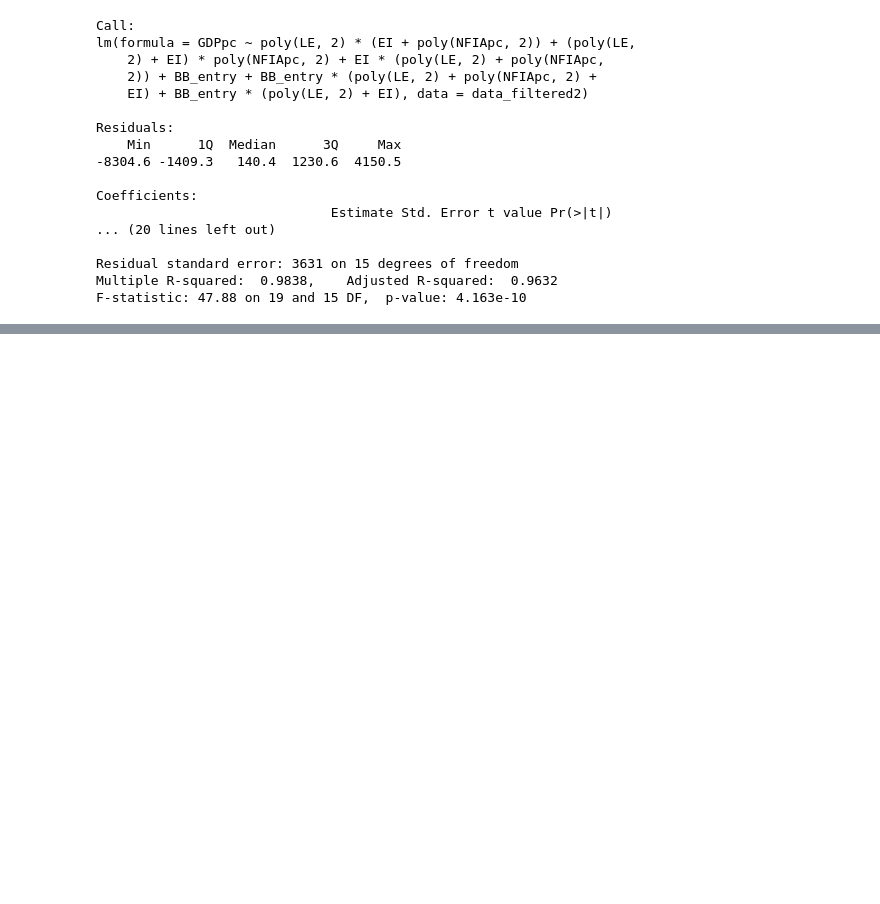
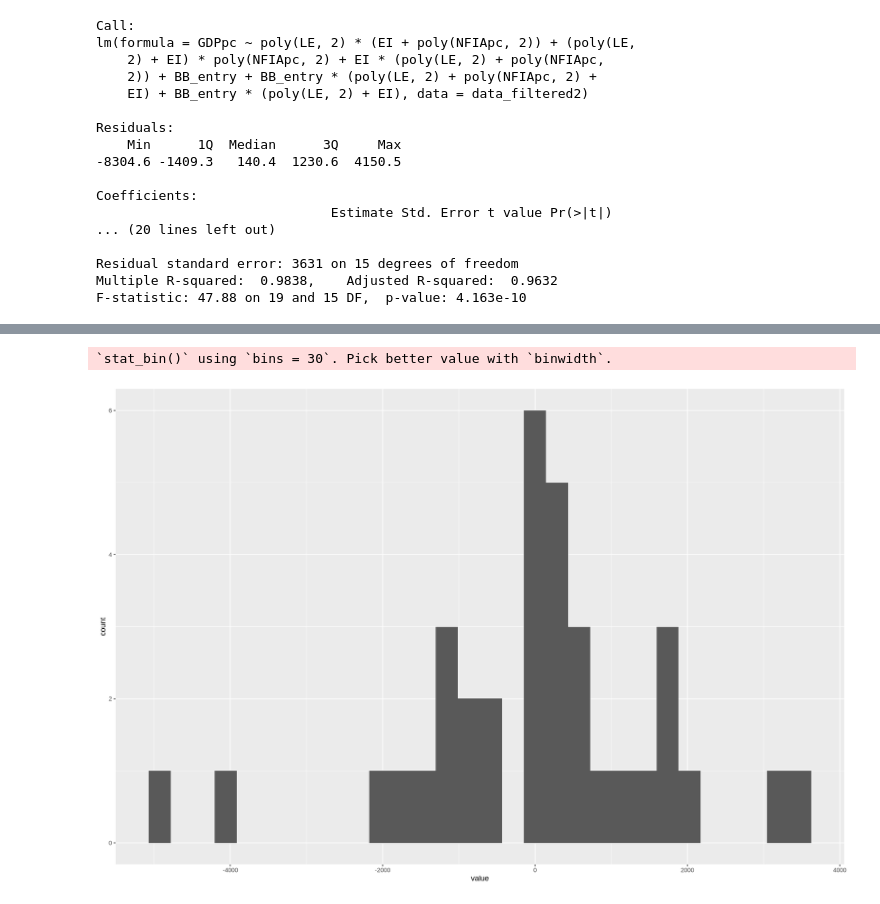
Before and after one commit to nickobard/eurostat-datasets-analysis, a Jupyter notebook: sem-3/semestral-work.ipynb, the cells around one changed output, grey strips where cells are left out. Drawn from its saved outputs; the diff is of its cells as text; code cells hidden in the pictures; blank space fills up the shorter version.

Commit message:
bardanik: long speculations about normality of residuals

```diff
--- a/sem-3/semestral-work.ipynb
+++ b/sem-3/semestral-work.ipynb
@@ -1082,0 +1087,8 @@ F-statistic: 47.88 on 19 and 15 DF,  p-value: 4.163e-10
+# %%
+model_wf <- lm(GDPpc ~
+               (poly(LE, 2) * EI * poly(NFIApc,2)) +
+               BB_entry +
+               BB_entry * (poly(LE, 2) + poly(NFIApc,2) + EI) +
+               BB_entry * poly(LE, 2) * EI,
+               data = data_filtered2)
+summary(model_wf)
@@ -1082,0 +1124,7 @@ F-statistic: 47.88 on 19 and 15 DF,  p-value: 4.163e-10
+# %%
+residuals <- data.frame(value=model_wf$residuals)
+ggplot(residuals, aes(x=value)) +
+    geom_histogram()
+# %% [output]
+`stat_bin()` using `bins = 30`. Pick better value with `binwidth`.
+[figure, added]
```
Also changed, not shown: parts of 8 cells of this notebook.
